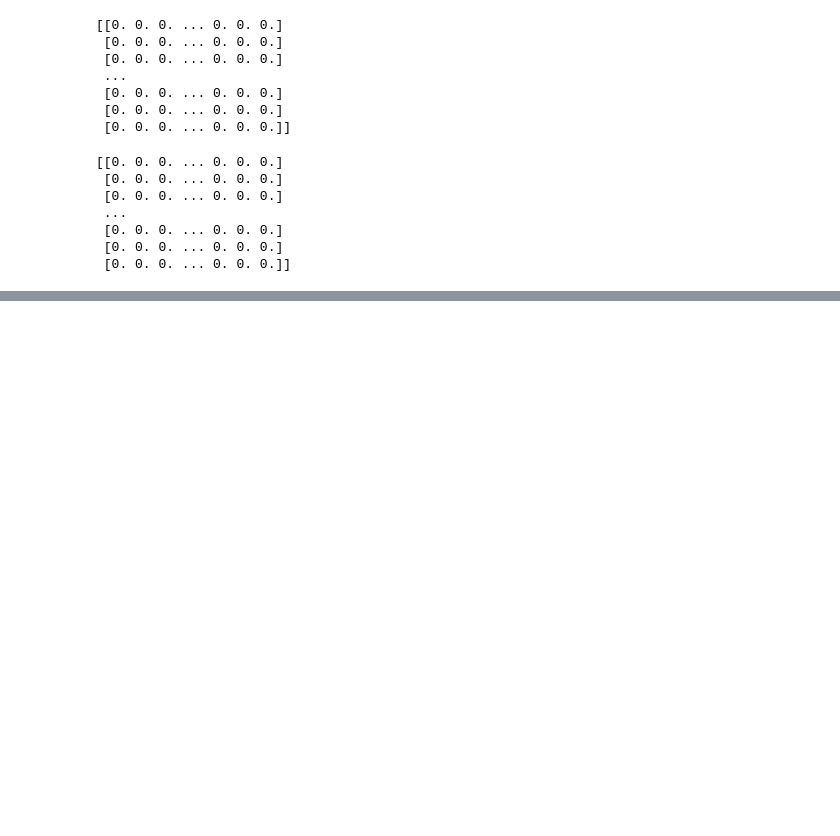
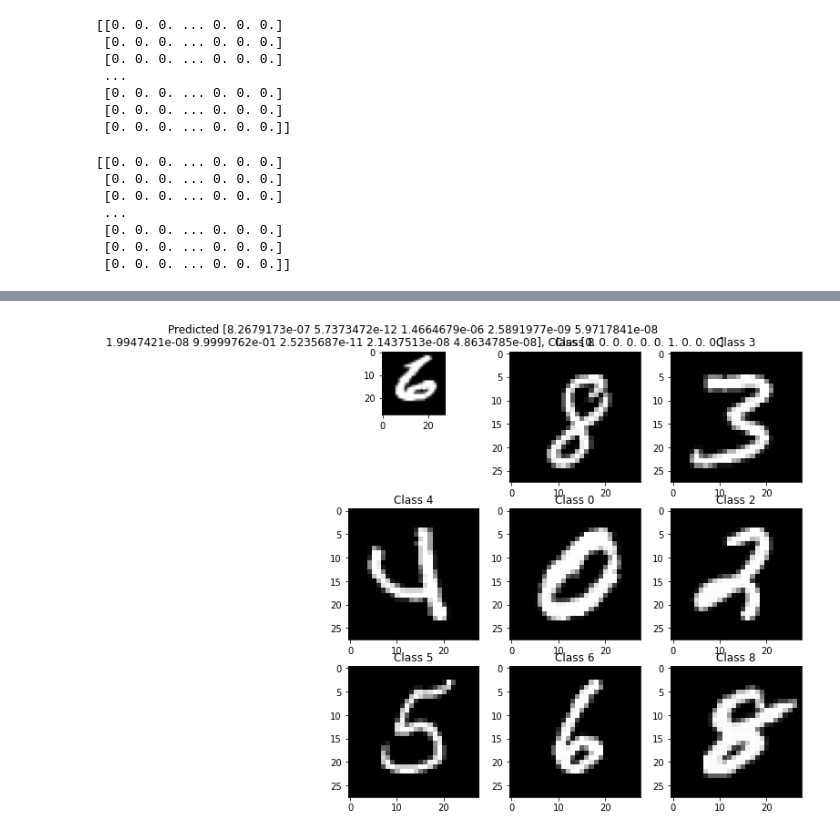
Before and after one commit to PhamBaVuong/DataAnalysisDeepLearning, a Jupyter notebook: Lab07.ipynb, the cells around one changed output, grey strips where cells are left out. Drawn from its saved outputs; the diff is of its cells as text; code cells hidden in the pictures; blank space fills up the shorter version.

```diff
--- a/Lab07.ipynb
+++ b/Lab07.ipynb
@@ -173,0 +176,85 @@ ModuleNotFoundError: ignored
+# %%
+import numpy as np
+import matplotlib.pyplot as plt
+import random
+from keras.datasets import mnist
+from keras.models import Sequential
+from keras.utils import np_utils
+from keras.layers.core import Dense, Activation
+
+# xây dựng mô hình mạng nơ ron để nhận dạng chữ viết tay
+# tập dữ liệu huấn luyện và tập test được load từ hàm load_data
+# x là dữ liệu của bức ảnh, y là kết quả của bức ảnh đó là chữ số mấy
+
+# x: đầu vào (tấm ảnh)
+# y: đầu ra (trả lời)
+(x_train, y_train), (x_test, y_test) =  mnist.load_data()
+print ('x_train shape:', x_train.shape) # in kích thước của x_train (60000 tấm ảnh 28x28 pixels)
+# kết quả là có 60000 tấm ảnh, mỗi tấm ảnh có kích thước 28*28 pixels
+plt.rcParams['figure.figsize'] = (9, 9)
+# in 9 hình
+for i in range(9):
+  plt.subplot(3, 3, i + 1) # 3 dòng 3 cột
+  num = random.randint(0, len(x_train)) # chọn vị trí random trong dữ liệu
+  plt.imshow(x_train[num], cmap = 'gray', interpolation = None) # in random ảnh
+  plt.title('Class {}'.format(y_train[num])) # in ra ảnh là số mấy
+
+# mỗi pixel có giá trị từ 0 đến 254, 0 là màu đen, 255 là màu sáng nhất
+x_train = x_train.reshape(60000, 784)
+x_train = x_train.astype('float')
+x_train /= 255
+
+x_test = x_test.reshape(10000, 784)
+x_test = x_test.astype('float')
+x_test /= 255
+
+nb_class = 10
+
+y_train = np_utils.to_categorical(y_train, nb_class)
+y_test = np_utils.to_categorical(y_test, nb_class)
+
+# add vào lớp input 10 nơ ron
+model = Sequential()
+model.add(Dense(10, input_shape = (784,)))
+model.add(Activation('relu'))
+
+# add vào lớp hiden
+model.add(Dense(20))
+model.add(Activation('relu'))
+
+# add vào lớp output, bắt buộc 10 nơ ron
+model.add(Dense(10))
+model.add(Activation('softmax'))
+model.summary()
+
+model.compile(loss = 'categorical_crossentropy', optimizer = 'rmsprop', metrics = ['accuracy'])
+model.fit(x_train, y_train, batch_size = 128, epochs = 5)
+
+# theo mô hình thì ra kết quả là predict_class
+# theo tập test thì ra kết quả là y_test
+# có 1 tấm ảnh là x_test, thì y_test là kết quả của tấm ảnh (kết quả thực tế), dựa vào máy huấn luyện
+# có 1 tấm ảnh x_test, đưa vô mô hình để dự báo thì kết quả lưu ở tập predicted_class
+# lấy mô hình đã xây dựng đi dự báo
+
+predicted_classes = model.predict(x_test)
+
+correct_indices = np.nonzero(predicted_classes == y_test)[0]
+incorrect_indices = np.nonzero(predicted_classes != y_test)[0]
+
+print ('classified correctly', len(correct_indices))
+print ('classified incorrectly', len(incorrect_indices))
+
+for i in correct_indices:
+  dem = 1
+  plt.subplot(6, 3, dem)
+  plt.imshow(x_test[i].reshape(28, 28), cmap = 'gray', interpolation = None)
+  plt.title('Predicted {}, Class {}'.format(predicted_classes[i], y_test[i]))
+  dem += 1
+
+for i in incorrect_indices:
+  dem = 1
+  plt.subplot(6, 3, dem)
+  plt.imshow(x_test[i].reshape(28, 28), cmap = 'gray', interpolation = None)
+  plt.title('Predicted {}, Class {}'.format(predicted_classes[i], y_test[i]))
+  dem += 1
+# %% [output]
@@ -173,0 +278 @@ ModuleNotFoundError: ignored
+[figure, added]
```
Also changed, not shown: parts of 9 cells of this notebook.
